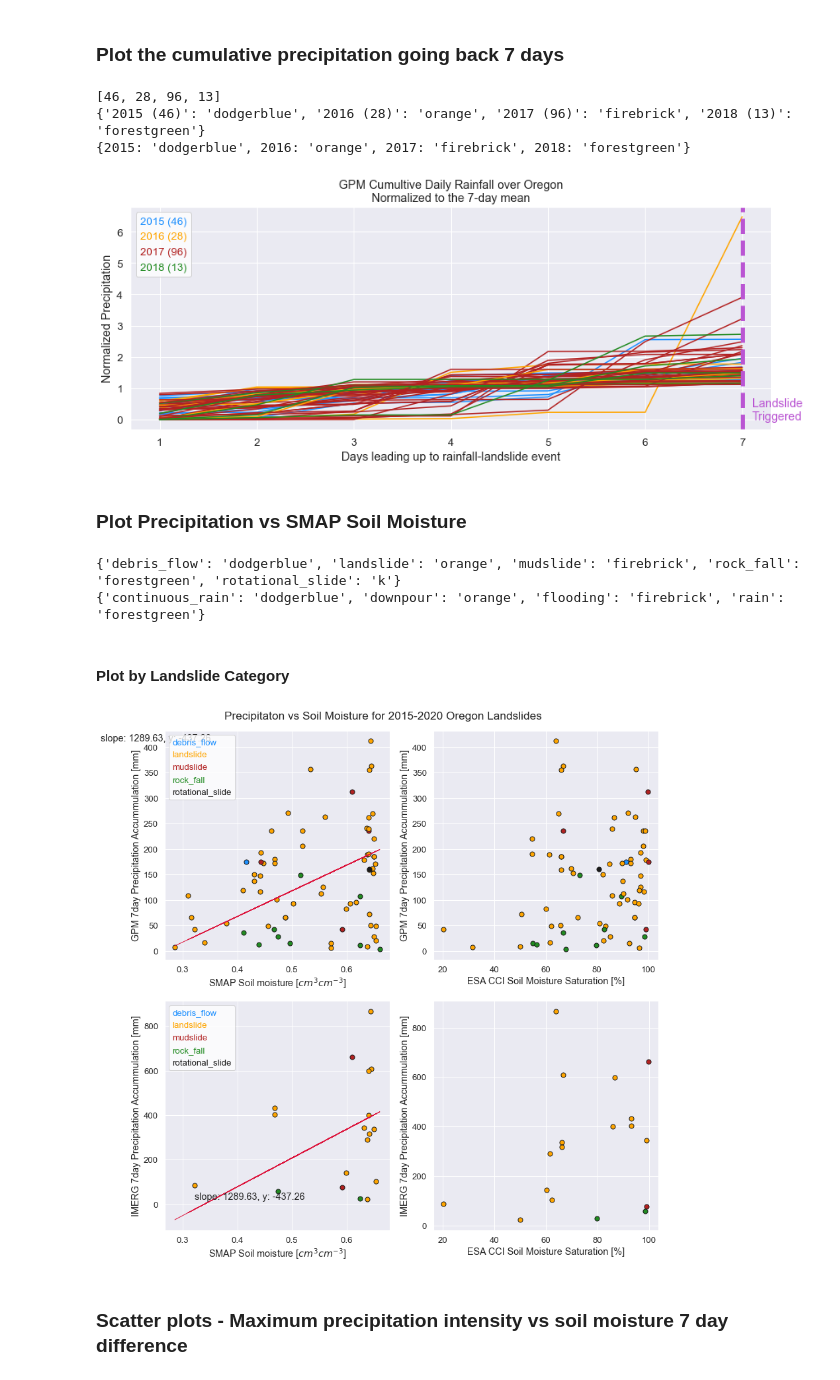
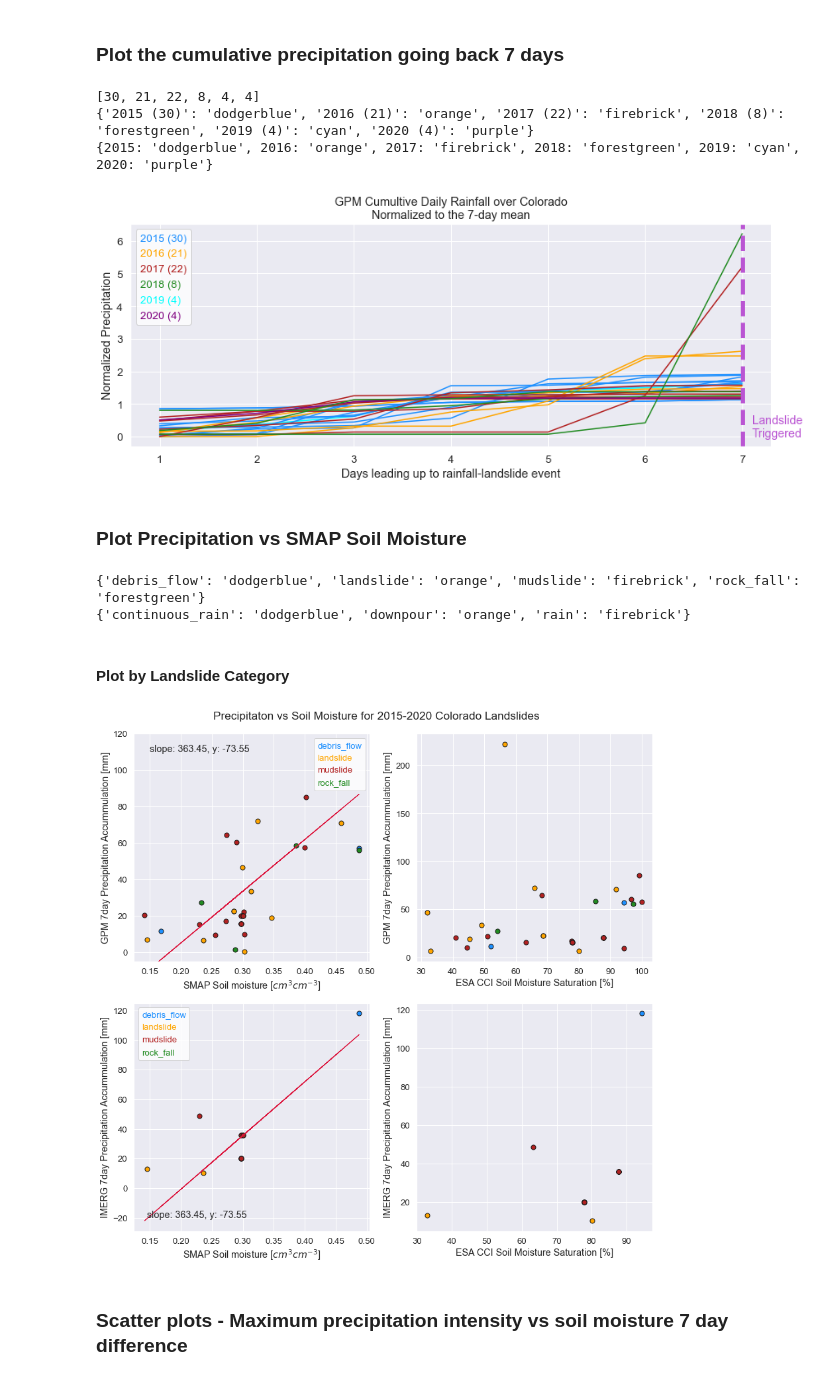
Before and after one commit to jacquiewitte/capstone-landslides-soilmoisture, a Jupyter notebook: landslide_precip_soilm_DataAnalyses_final.ipynb, the cells around one changed output. Cells and saved outputs as stored; diff of their text form; code cells hidden in the pictures.

```diff
--- a/landslide_precip_soilm_DataAnalyses_final.ipynb
+++ b/landslide_precip_soilm_DataAnalyses_final.ipynb
@@ -129,7 +129,7 @@ def leastsq(x, y, method=3):
 # %%
 westernUS = ['Colorado', 'Utah', 'Idaho',
              'California', 'Oregon', 'Washington']
-state = westernUS[4]
+state = westernUS[0]
 # %% [markdown]
 ### Find and open the csv files to dataFrames
 # %%
@@ -181,7 +181,7 @@ year = []
 for i, df in landslide_df.groupby(landslide_df.index.year):
     year.append(df.index.year[0])
 
-colors = ['dodgerblue',  'orange', 'firebrick', 'forestgreen', 'k', 'purple']
+colors = ['dodgerblue',  'orange', 'firebrick', 'forestgreen', 'cyan', 'purple']
 year_count = []
 for i, yr in enumerate(year):
     year_count.append(str(yr)+' ('+str(landslide_count[i])+')')
@@ -192,9 +192,9 @@ color_dict = dict(zip(year, colors))
 print(landslide_dict)
 print(color_dict)
 # %% [output]
-[46, 28, 96, 13]
-{'2015 (46)': 'dodgerblue', '2016 (28)': 'orange', '2017 (96)': 'firebrick', '2018 (13)': 'forestgreen'}
-{2015: 'dodgerblue', 2016: 'orange', 2017: 'firebrick', 2018: 'forestgreen'}
+[30, 21, 22, 8, 4, 4]
+{'2015 (30)': 'dodgerblue', '2016 (21)': 'orange', '2017 (22)': 'firebrick', '2018 (8)': 'forestgreen', '2019 (4)': 'cyan', '2020 (4)': 'purple'}
+{2015: 'dodgerblue', 2016: 'orange', 2017: 'firebrick', 2018: 'forestgreen', 2019: 'cyan', 2020: 'purple'}
 # %%
 fig, ax = plt.subplots(figsize=(14, 5), sharex=True, sharey=True)
 
@@ -231,7 +231,7 @@ cache_override = False or GLOBAL_CACHE_OVERRIDE
 if not os.path.exists(output_fig) or cache_override:
     plt.savefig(output_fig)
 # %% [output]
-[figure, old version]
+[figure, new version]
 # %% [markdown]
 ### Plot Precipitation vs SMAP Soil Moisture
 # %%
@@ -241,8 +241,8 @@ print(category)
 trigger = dict(zip(np.unique(landslide_df['landslide_trigger']), colors))
 print(trigger)
 # %% [output]
-{'debris_flow': 'dodgerblue', 'landslide': 'orange', 'mudslide': 'firebrick', 'rock_fall': 'forestgreen', 'rotational_slide': 'k'}
-{'continuous_rain': 'dodgerblue', 'downpour': 'orange', 'flooding': 'firebrick', 'rain': 'forestgreen'}
+{'debris_flow': 'dodgerblue', 'landslide': 'orange', 'mudslide': 'firebrick', 'rock_fall': 'forestgreen'}
+{'continuous_rain': 'dodgerblue', 'downpour': 'orange', 'rain': 'firebrick'}
 # %% [markdown]
 #### Plot by Landslide Category
 # %%
@@ -261,23 +261,24 @@ for id, df in landslide_df.groupby("landslide_id"):
                         edgecolor='k', s=50.0,
                         color=category[cat])
 
-# calculate the linear trend
-idx = ( np.isfinite(landslide_df['smap_sm'])
-        & np.isfinite(landslide_df['gpm_7day_accum_mm'])
-       )
-# defining the variables
-x = landslide_df['smap_sm'][idx].tolist()
-y = landslide_df['gpm_7day_accum_mm'][idx].tolist()
-# Calculate the OLR Bisector fit
-intercept, slope, var = leastsq(x, y, method=3)
-trend_mean_text = 'slope: '+str('{:.2f}'.format(slope)) + \
-      ', y: '+str('{:.2f}'.format(intercept))
+# calculate the linear trend for Colorado only
+if state == 'Colorado':
+    idx = ( np.isfinite(landslide_df['smap_sm'])
+            & np.isfinite(landslide_df['gpm_7day_accum_mm'])
+           )
+    # defining the variables
+    x = landslide_df['smap_sm'][idx].tolist()
+    y = landslide_df['gpm_7day_accum_mm'][idx].tolist()
+    # Calculate the OLR Bisector fit
+    intercept, slope, var = leastsq(x, y, method=3)
+    trend_mean_text = 'slope: '+str('{:.2f}'.format(slope)) + \
+          ', y: '+str('{:.2f}'.format(intercept))
 
-# plot the linear trend
-ax1.plot(landslide_df['smap_sm'],
-         intercept + slope*landslide_df['smap_sm'],
-         color='crimson',
-         linewidth=1.0)
+    # plot the linear trend
+    ax1.plot(landslide_df['smap_sm'],
+             intercept + slope*landslide_df['smap_sm'],
+             color='crimson',
+             linewidth=1.0)
 
 ax1.set(xlabel='SMAP Soil moisture [$cm^3 cm^{-3}$]',
         ylabel='GPM 7day Precipitation Accummulation [mm]')
@@ -324,42 +325,38 @@ y = landslide_df['imerg_7day_accum_mm'][idx].tolist()
 # Calculate the OLR Bisector fit
 intercept, slope, var = leastsq(x, y, method=3)
 trend_mean_text = 'slope: '+str('{:.2f}'.format(slope)) + \
       ', y: '+str('{:.2f}'.format(intercept))
 
 # plot the linear trend
-ax3.plot(landslide_df['smap_sm'],
-         intercept + slope*landslide_df['smap_sm'],
-         color='crimson',
-         linewidth=1.0)
-
 if state == 'Colorado':
+    ax3.plot(landslide_df['smap_sm'],
+             intercept + slope*landslide_df['smap_sm'],
+             color='crimson',
+             linewidth=1.0)
     ax1.set_ylim(-5, 120)
     ax1.text(0.15, 110, trend_mean_text)
     ax3.text(min(x), -20, trend_mean_text)
-else:
-    ax1.text(0.15, landslide_df['gpm_7day_accum_mm'].max(), trend_mean_text)
-    ax3.text(min(x), min(y), trend_mean_text)
 
 # Add legend
 leg = ax3.legend(handlelength=0, handletextpad=0, fancybox=True,
                  labels=category, labelcolor=colors, facecolor='white')
 for item in leg.legendHandles:
     item.set_visible(False)
 
 
 plt.tight_layout()
 
 # output the figure
 output_fig = os.path.join(et.io.HOME,
                           'earth-analytics',
                           'capstone-landslides-soilmoisture', 'plots',
                           'sm_VS_precip_2015_2020_category_'+state+'.png')
 
 cache_override = False or GLOBAL_CACHE_OVERRIDE
 if not os.path.exists(output_fig) or cache_override:
     plt.savefig(output_fig)
 # %% [output]
-[figure, old version]
+[figure, new version]
 # %% [markdown]
 ### Scatter plots - Maximum precipitation intensity vs soil moisture 7 day difference
 # %%
```
Also changed, not shown: parts of 8 cells of this notebook.
